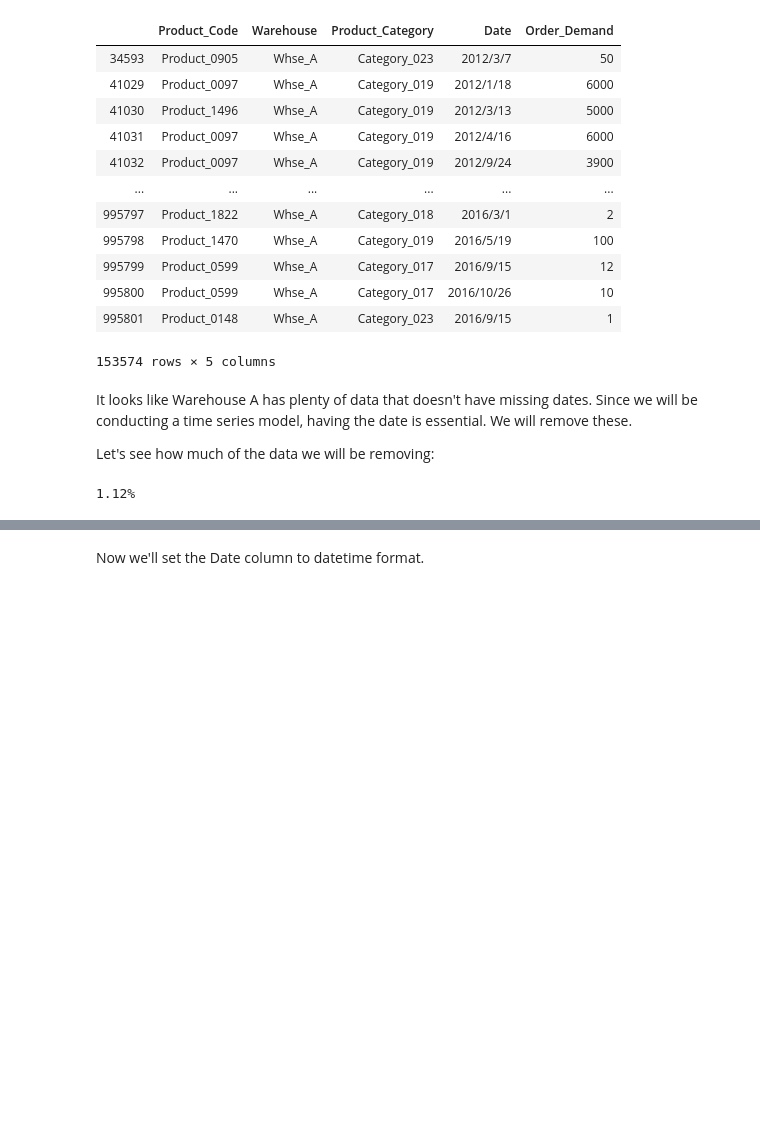
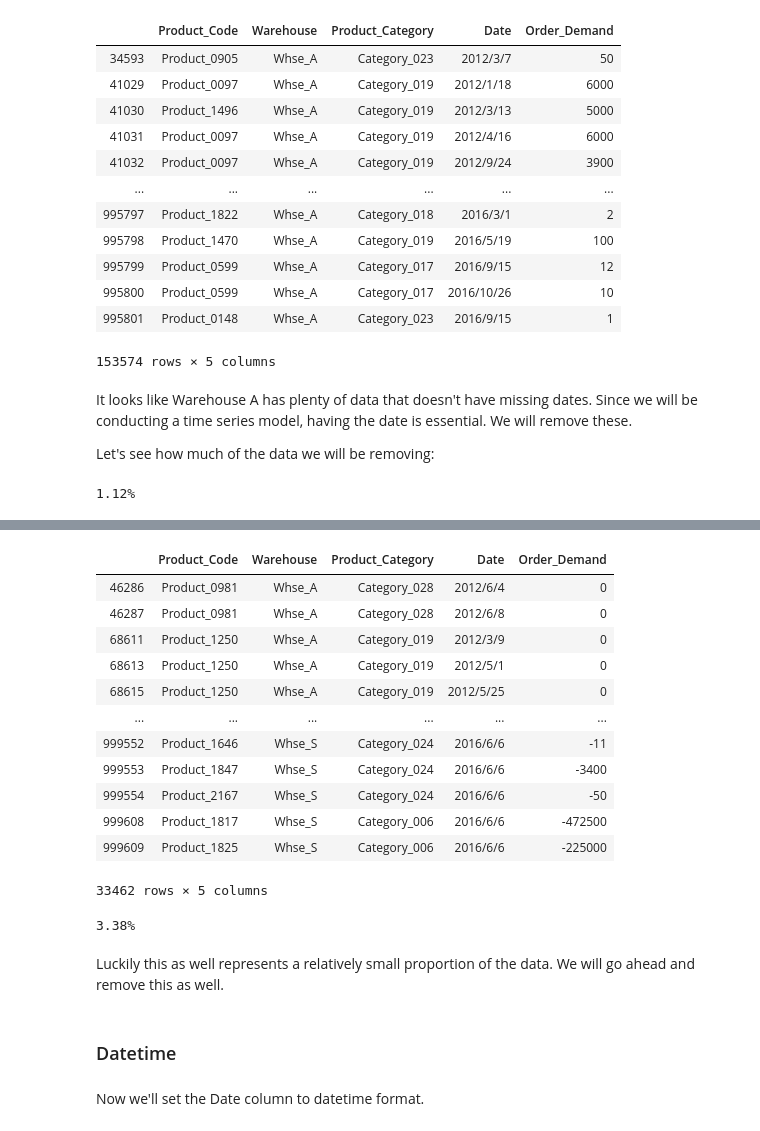
Before and after one commit to JessicaFB/Product-Demand-Forecasting, a Jupyter notebook: Product-Demand-Forecasting.ipynb, the cells around one changed output, grey strips where cells are left out. Drawn from its saved outputs; the diff is of its cells as text; code cells hidden in the pictures; blank space fills up the shorter version.

```diff
--- a/Product-Demand-Forecasting.ipynb
+++ b/Product-Demand-Forecasting.ipynb
@@ -160,3 +149,0 @@ df[df.Order_Demand == -999000]
-# %%
-# Drop row
-df = df.drop(index=585144)
@@ -162,0 +156,24 @@ df = df.drop(index=585144)
+# %%
+df[df.Order_Demand <= 0]
+# %% [output]
+|  | Product_Code | Warehouse | Product_Category | Date | Order_Demand |
+| 46286 | Product_0981 | Whse_A | Category_028 | 2012/6/4 | 0 |
+| 46287 | Product_0981 | Whse_A | Category_028 | 2012/6/8 | 0 |
+| 68611 | Product_1250 | Whse_A | Category_019 | 2012/3/9 | 0 |
+| 68613 | Product_1250 | Whse_A | Category_019 | 2012/5/1 | 0 |
+| 68615 | Product_1250 | Whse_A | Category_019 | 2012/5/25 | 0 |
+| ... | ... | ... | ... | ... | ... |
+| 999552 | Product_1646 | Whse_S | Category_024 | 2016/6/6 | -11 |
+| 999553 | Product_1847 | Whse_S | Category_024 | 2016/6/6 | -3400 |
+| 999554 | Product_2167 | Whse_S | Category_024 | 2016/6/6 | -50 |
+| 999608 | Product_1817 | Whse_S | Category_006 | 2016/6/6 | -472500 |
+| 999609 | Product_1825 | Whse_S | Category_006 | 2016/6/6 | -225000 |
+33462 rows × 5 columns
+# %%
+# Calculate percentage of data that is null
+percent_neg_vals = len(df[df.Order_Demand <= 0])/len(df)*100
+print("{:.2f}".format(percent_neg_vals) + "%")
+# %% [output]
+3.38%
+# %% [markdown]
+Luckily this as well represents a relatively small proportion of the data. We will go ahead and remove this as well.
@@ -163,3 +182,5 @@ df = df.drop(index=585144)
+# %% [markdown]
+### Datetime
 # %% [markdown]
 Now we'll set the Date column to datetime format.
 # %%
```
Also changed, not shown: parts of 19 cells of this notebook.
